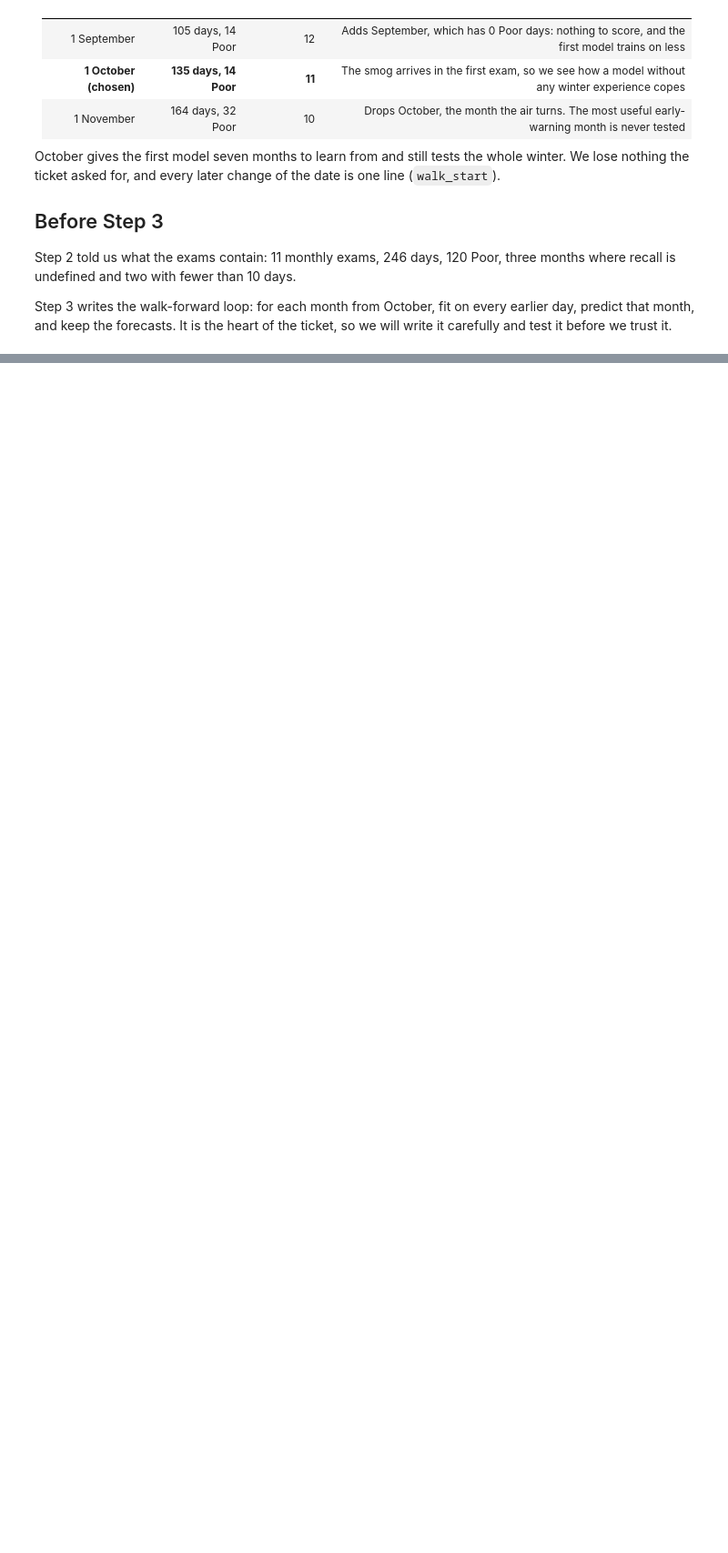
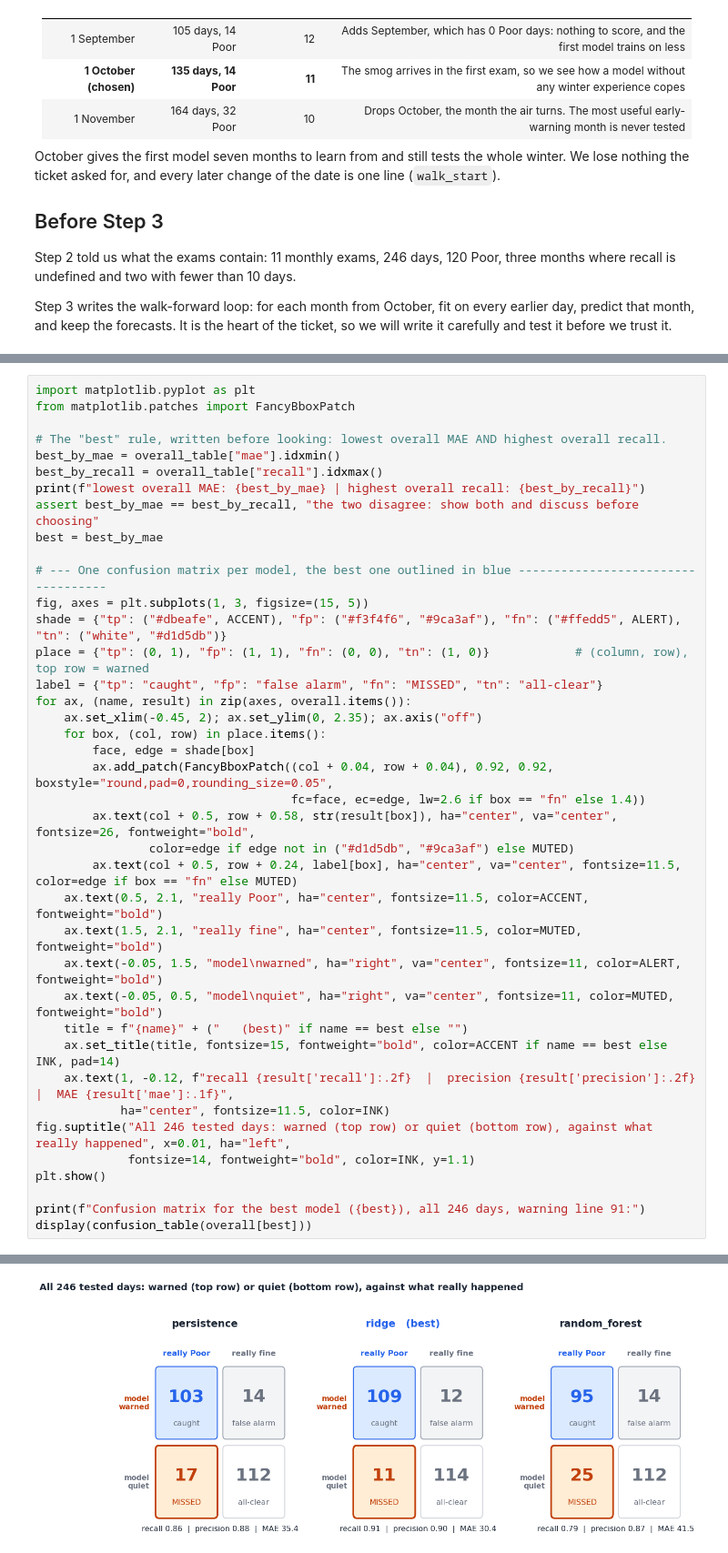
Before and after one commit to coderkali/machine_learning, a Jupyter notebook: 18_Projects/01_Delhi_Air_Forecast/notebooks/16_walk_forward.ipynb, the cells around one changed output, grey strips where cells are left out. Shown at 91% size. Saved outputs shown, nothing was run; the diff lists cells and outputs as text; blank space fills up the shorter version.

```diff
--- a/18_Projects/01_Delhi_Air_Forecast/notebooks/16_walk_forward.ipynb
+++ b/18_Projects/01_Delhi_Air_Forecast/notebooks/16_walk_forward.ipynb
@@ -623,0 +1076,40 @@ Step 3 writes the walk-forward loop: for each month from October, fit on every e
+# %%
+import matplotlib.pyplot as plt
+from matplotlib.patches import FancyBboxPatch
+
+# The "best" rule, written before looking: lowest overall MAE AND highest overall recall.
+best_by_mae = overall_table["mae"].idxmin()
+best_by_recall = overall_table["recall"].idxmax()
+print(f"lowest overall MAE: {best_by_mae} | highest overall recall: {best_by_recall}")
+assert best_by_mae == best_by_recall, "the two disagree: show both and discuss before choosing"
+best = best_by_mae
+
+# --- One confusion matrix per model, the best one outlined in blue -----------------------------------
+fig, axes = plt.subplots(1, 3, figsize=(15, 5))
+shade = {"tp": ("#dbeafe", ACCENT), "fp": ("#f3f4f6", "#9ca3af"), "fn": ("#ffedd5", ALERT), "tn": ("white", "#d1d5db")}
+place = {"tp": (0, 1), "fp": (1, 1), "fn": (0, 0), "tn": (1, 0)}            # (column, row), top row = warned
+label = {"tp": "caught", "fp": "false alarm", "fn": "MISSED", "tn": "all-clear"}
+for ax, (name, result) in zip(axes, overall.items()):
+    ax.set_xlim(-0.45, 2); ax.set_ylim(0, 2.35); ax.axis("off")
+    for box, (col, row) in place.items():
+        face, edge = shade[box]
+        ax.add_patch(FancyBboxPatch((col + 0.04, row + 0.04), 0.92, 0.92, boxstyle="round,pad=0,rounding_size=0.05",
+                                    fc=face, ec=edge, lw=2.6 if box == "fn" else 1.4))
+        ax.text(col + 0.5, row + 0.58, str(result[box]), ha="center", va="center", fontsize=26, fontweight="bold",
+                color=edge if edge not in ("#d1d5db", "#9ca3af") else MUTED)
+        ax.text(col + 0.5, row + 0.24, label[box], ha="center", va="center", fontsize=11.5, color=edge if box == "fn" else MUTED)
+    ax.text(0.5, 2.1, "really Poor", ha="center", fontsize=11.5, color=ACCENT, fontweight="bold")
+    ax.text(1.5, 2.1, "really fine", ha="center", fontsize=11.5, color=MUTED, fontweight="bold")
+    ax.text(-0.05, 1.5, "model\nwarned", ha="right", va="center", fontsize=11, color=ALERT, fontweight="bold")
+    ax.text(-0.05, 0.5, "model\nquiet", ha="right", va="center", fontsize=11, color=MUTED, fontweight="bold")
+    title = f"{name}" + ("   (best)" if name == best else "")
+    ax.set_title(title, fontsize=15, fontweight="bold", color=ACCENT if name == best else INK, pad=14)
+    ax.text(1, -0.12, f"recall {result['recall']:.2f}  |  precision {result['precision']:.2f}  |  MAE {result['mae']:.1f}",
+            ha="center", fontsize=11.5, color=INK)
+fig.suptitle("All 246 tested days: warned (top row) or quiet (bottom row), against what really happened", x=0.01, ha="left",
+             fontsize=14, fontweight="bold", color=INK, y=1.1)
+plt.show()
+
+print(f"Confusion matrix for the best model ({best}), all 246 days, warning line 91:")
+display(confusion_table(overall[best]))
+# %% [output]
@@ -623,0 +1117 @@ Step 3 writes the walk-forward loop: for each month from October, fit on every e
+[figure, added]
```
Also changed, not shown: parts of 40 cells of this notebook, 3 other files.
